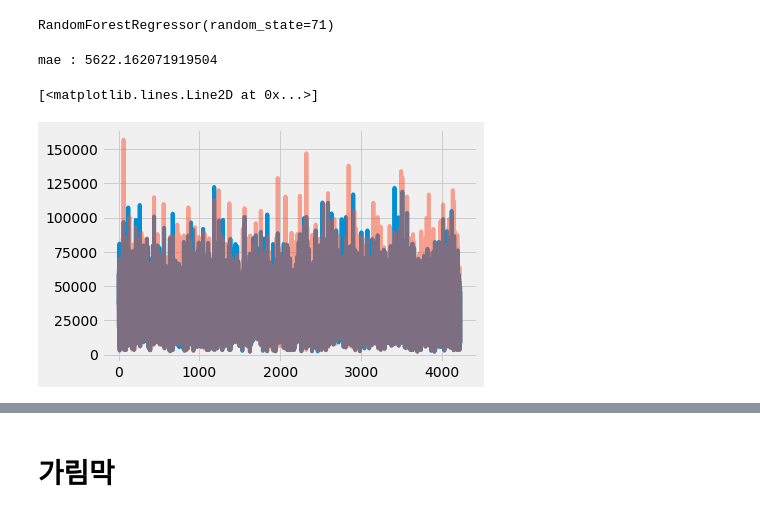
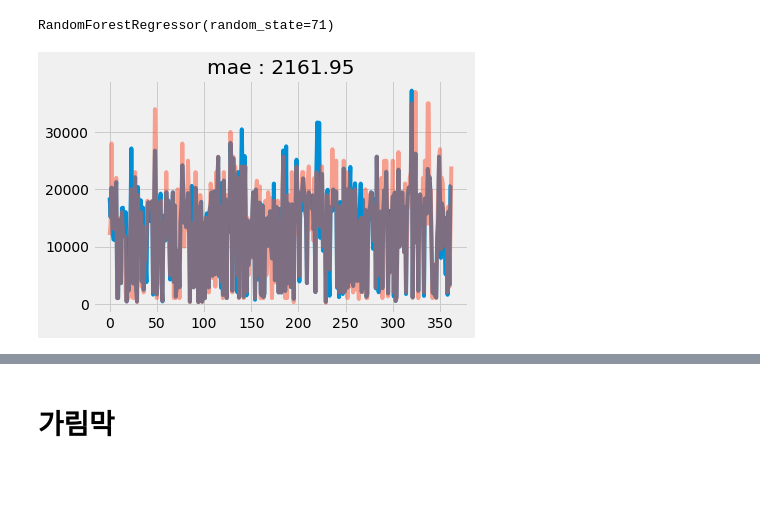
Before and after one commit to 98hyun/DACON, a Jupyter notebook: [세종시_주택시장_특성분석]/주택.ipynb, the cells around one changed output, grey strips where cells are left out. Cells and saved outputs as stored; diff of their text form; code cells hidden in the pictures; blank space fills up the shorter version.

```diff
--- a/[세종시_주택시장_특성분석]/주택.ipynb
+++ b/[세종시_주택시장_특성분석]/주택.ipynb
@@ -754,19 +813,30 @@ model=RandomForestRegressor(random_state=71)
+# %%
+data7['지역']=data7['시군구'].str.split(' ',expand=True)[1]
+# %%
+X=data7[['전월세구분','전용면적(㎡)','월세(만원)','층','건축년도','지역']]
+X['건축년도']=(X['건축년도']-X['건축년도'].min())/(X['건축년도'].max()-X['건축년도'].min()) # 최대 최소 정규화
+X['전월세구분']=X['전월세구분'].map({'전세':0,'월세':1})
+X.columns=['gubun','m2','month_money','floor','structure_year','region']
+y=data7['보증금(만원)']
+y.name='money'
+
+X['region']=le.fit_transform(X['region'])
+
+# 훈련과 검증 분리
+X_tr,X_val,y_tr,y_val=train_test_split(X,y,test_size=0.01,random_state=71)
 # %%
+model=RandomForestRegressor(random_state=71)
 model.fit(X_tr,y_tr)
 # %% [output]
 RandomForestRegressor(random_state=71)
 # %%
 pred=model.predict(X_val)
-print(f'mae : {mae(pred,y_val)}')
+
+plt.plot(range(len(pred)),pred)
+plt.plot(range(len(y_val)),y_val,alpha=0.5)
+plt.title(f'mae : {mae(pred,y_val):.2f}')
+plt.show();
 # %% [output]
-mae : 5622.162071919504
+[figure, added]
-# %%
-# 비교 - 얼추 비슷하다.
-
-plt.plot(range(len(pred)),pred)
-plt.plot(range(len(y_val)),y_val,alpha=0.5)
-# %% [output]
-[<matplotlib.lines.Line2D at 0x...>]
-[figure, removed]
 # %%
 %%time
```
Also changed, not shown: parts of 24 cells of this notebook.
